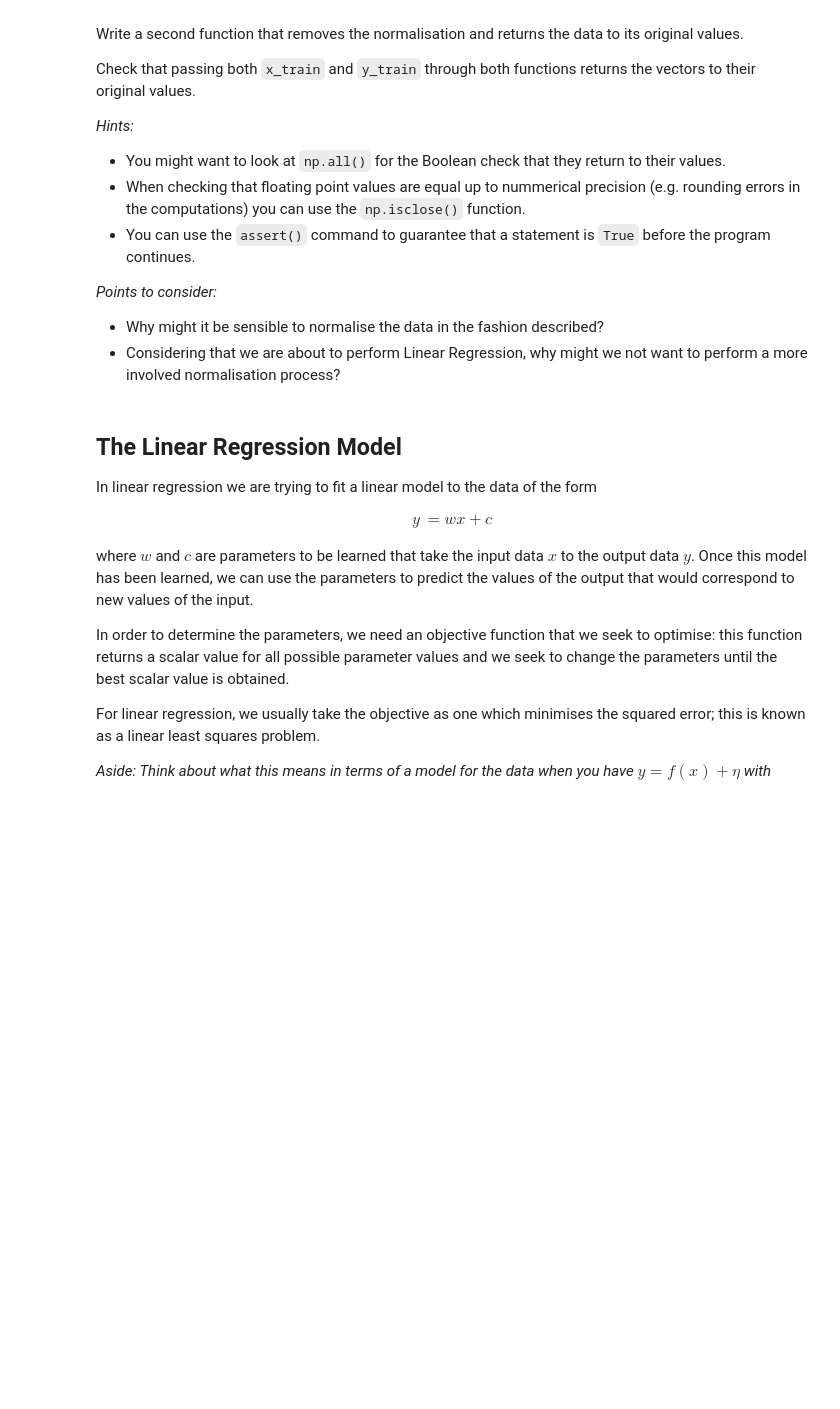
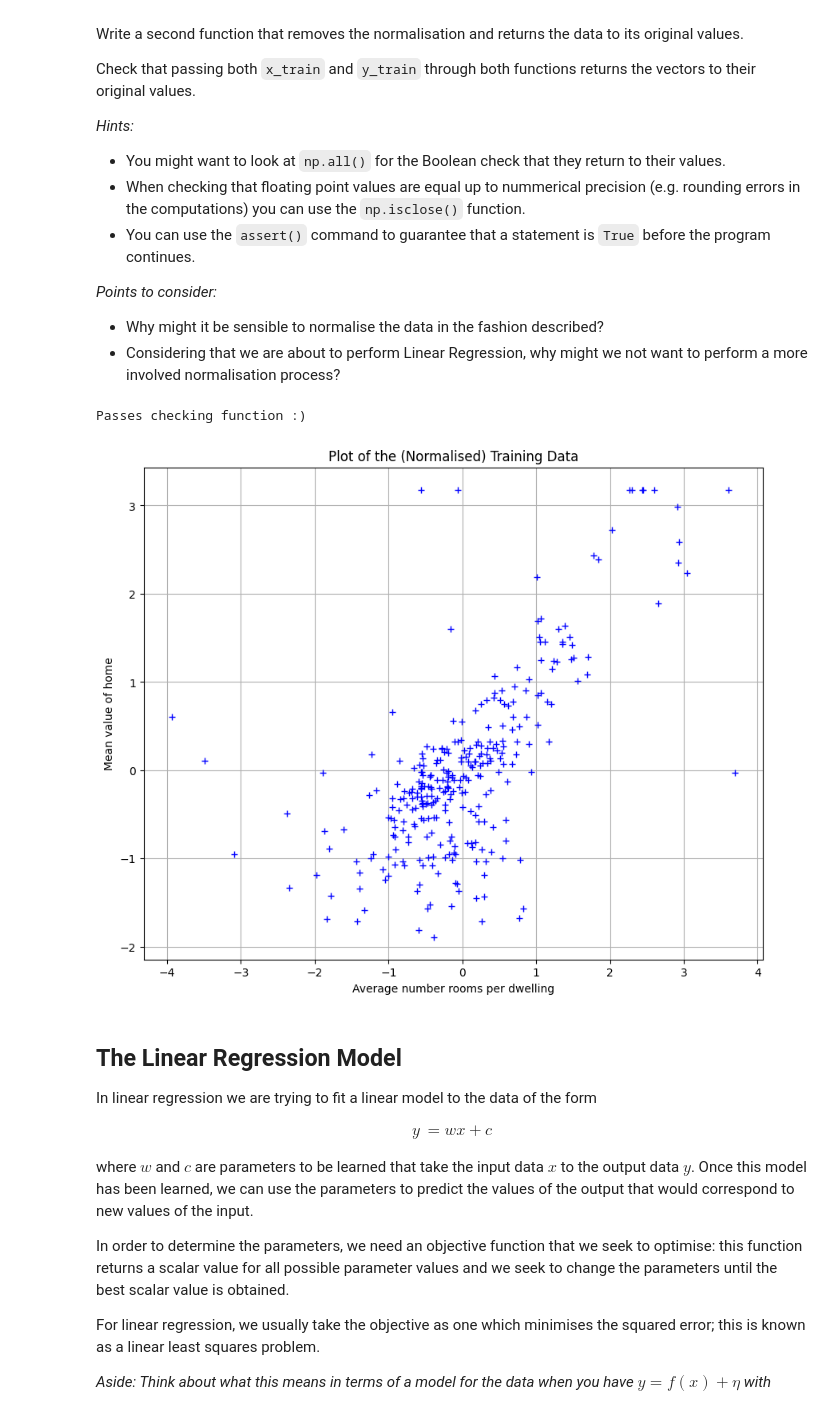
Before and after one commit to omarriyaz/linear_regression_houses_prices, a Jupyter notebook: ML1 Lab 3 - Linear Regression.ipynb, the cells around one changed output. Drawn from its saved outputs; the diff is of its cells as text; code cells hidden in the pictures; blank space fills up the shorter version.

```diff
--- a/ML1 Lab 3 - Linear Regression.ipynb
+++ b/ML1 Lab 3 - Linear Regression.ipynb
@@ -150,15 +158,24 @@ def normalise_data(x_unnormalised):
     # Add your code here..
     # ************************************************************
 
+    b = np.mean(x_unnormalised)
+    a = np.std(x_unnormalised)
+
+    x_normalised = (x_unnormalised - b) / a
 
     return x_normalised, a, b
+
+
 
 def unnormalise_data(x_normalised, a, b):
     # Add your code here..
     # ************************************************************
 
+    x_unnormalised = (x_normalised * a) + b
 
     return x_unnormalised
+
+
 
 try:
     x_train, x_norm_a, x_norm_b = normalise_data(x_train_unnormalised)
@@ -166,38 +183,50 @@ try:
 
     x_test, _, _ = normalise_data(x_test_unnormalised)
     y_test, _, _ = normalise_data(y_test_unnormalised)
+
 except Exception as err:
     print('Error during normalisation functions:', err)
+
+
 
 def checking_function(normalise_data, unnormalise_data, data_to_check):
     passes_check = False
 
     est_normalised_data, est_a, est_b = normalise_data(data_to_check)
     est_unnormalised_data = unnormalise_data(est_normalised_data, est_a, est_b)
 
     # Add your code here to check that the unnormaliseding the
     # training data returns to their original values and update
     # the passes_check boolean..
     # ************************************************************
 
+    if np.allclose(data_to_check, est_unnormalised_data):
+        passes_check = True
 
     return passes_check
+
+
 
 try:
     if (checking_function(normalise_data, unnormalise_data, x_train_unnormalised) == True) and \
        (checking_function(normalise_data, unnormalise_data, y_train_unnormalised) == True):
         print('Passes checking function :)')
     else:
         print('Failed to pass the checking function :(')
+
 except Exception as err:
     print('Error during checking function:', err)
 
 # Plot the data to make sure they are normalised..
 try:
     plot_data(x_train, y_train)
     plt.title('Plot of the (Normalised) Training Data')
+
 except Exception as err:
     print('Error during ploting functions:', err)
+# %% [output]
+Passes checking function :)
+[figure, added]
 # %% [markdown]
 ## The Linear Regression Model
 
```
Also changed, not shown: parts of 8 cells of this notebook, 1 other file.
